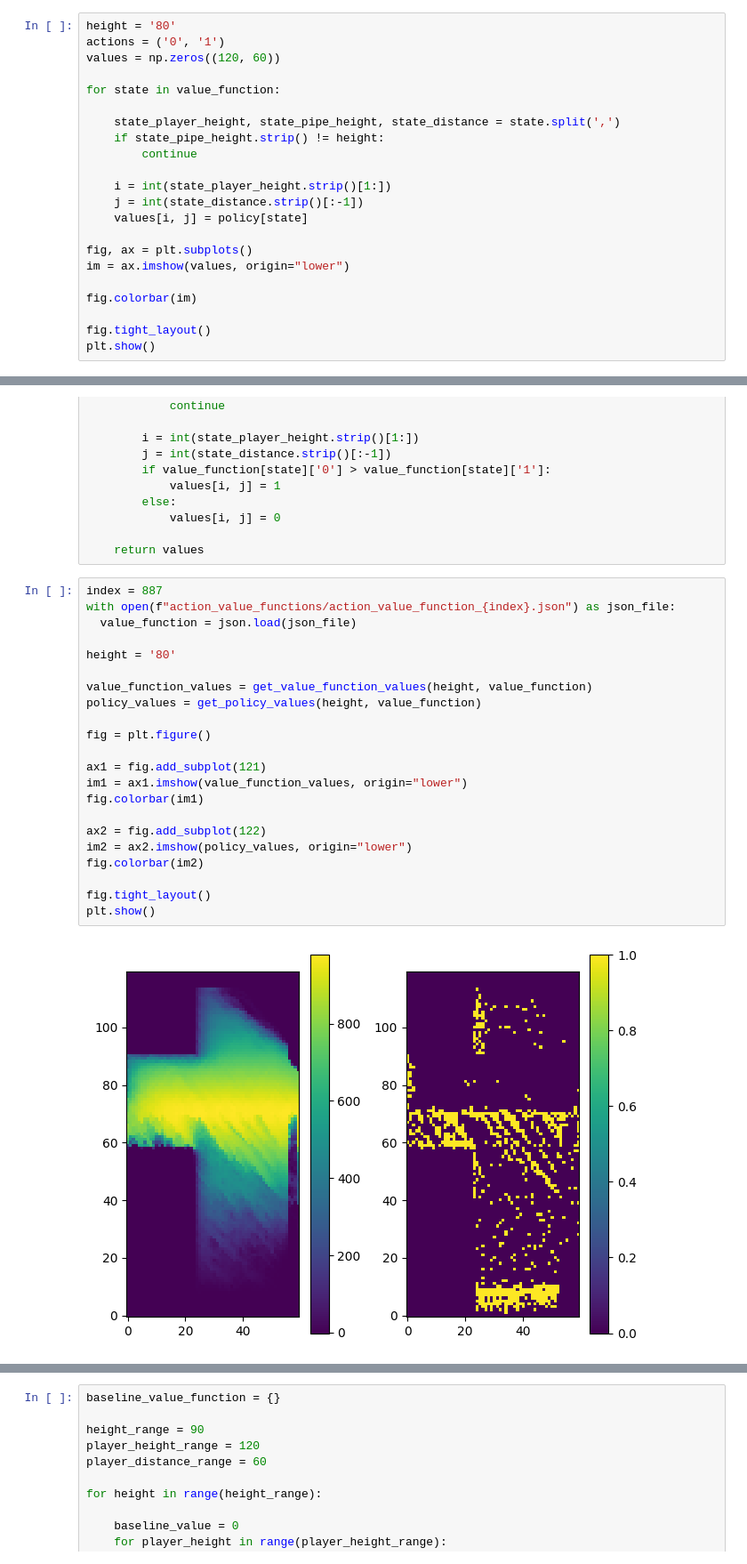
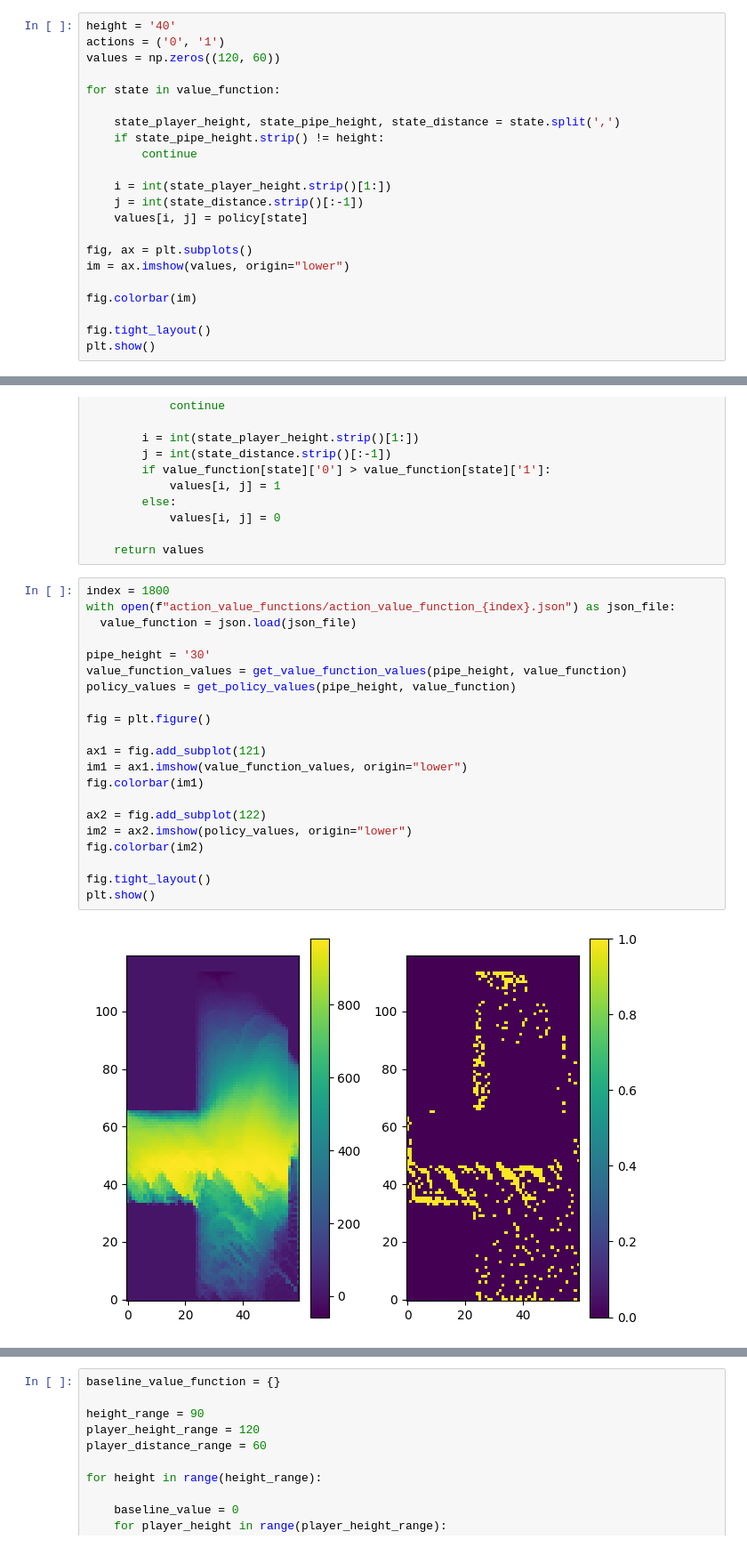
Before and after one commit to JacobAlbus/deepbird, a Jupyter notebook: python/notebook.ipynb, the cells around one changed output, grey strips where cells are left out. Shown: that part at 89% size. Cells and saved outputs as stored; diff of their text form.

```diff
--- a/python/notebook.ipynb
+++ b/python/notebook.ipynb
@@ -56,7 +56,7 @@ print(player_height, pipe1_height, pipe2_height, 40 - (0.5 * (pipe1_height + 10
 1 75.71824940481733
 776 186 486 330.0 -145.0
 # %%
-height = '80'
+height = '40'
 actions = ('0', '1')
 values = np.zeros((120, 60))
 
@@ -127,27 +127,26 @@ def get_policy_values(height: str, value_function):
 
     return values
 # %%
-index = 887
+index = 1800
 with open(f"action_value_functions/action_value_function_{index}.json") as json_file:
   value_function = json.load(json_file)
 
-height = '80'
-
-value_function_values = get_value_function_values(height, value_function)
-policy_values = get_policy_values(height, value_function)
+pipe_height = '30'
+value_function_values = get_value_function_values(pipe_height, value_function)
+policy_values = get_policy_values(pipe_height, value_function)
 
 fig = plt.figure()
 
 ax1 = fig.add_subplot(121)
 im1 = ax1.imshow(value_function_values, origin="lower")
 fig.colorbar(im1)
 
 ax2 = fig.add_subplot(122)
 im2 = ax2.imshow(policy_values, origin="lower")
 fig.colorbar(im2)
 
 fig.tight_layout()
 plt.show()
 # %% [output]
-[figure, old version]
+[figure, new version]
 # %%
```
Also changed, not shown: parts of 5 cells of this notebook, 19 other files.
